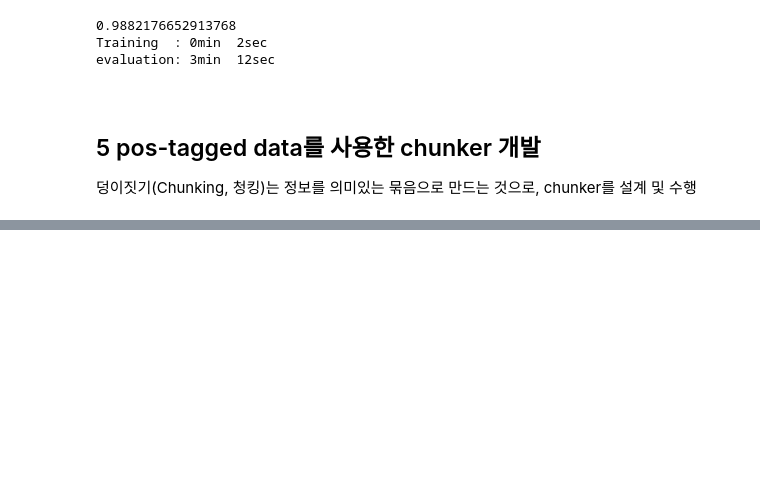
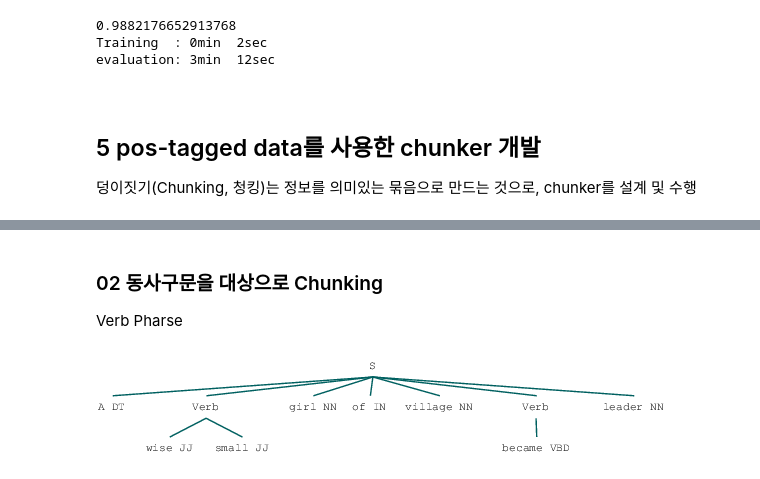
Before and after one commit to Queie/TensorFlow, a Jupyter notebook: 04.identify_word.ipynb, the cells around one changed output, grey strips where cells are left out. Drawn from its saved outputs; the diff is of its cells as text; code cells hidden in the pictures; blank space fills up the shorter version.

```diff
--- a/04.identify_word.ipynb
+++ b/04.identify_word.ipynb
@@ -580,3 +583,25 @@ find.parse(noun1)
 # %%
 # x = find.parse(noun1)
 # x.draw()
+# %% [markdown]
+### 02 동사구문을 대상으로 Chunking
+Verb Pharse
+# %%
+import nltk
+sent = [("A","DT"),("wise", "JJ"), ("small", "JJ"),("girl", "NN"),
+        ("of", "IN"), ("village", "N"),  ("became", "VBD"), ("leader", "NN")]
+sent = [("A","DT"),("wise", "JJ"), ("small", "JJ"),("girl", "NN"),
+        ("of", "IN"), ("village", "NN"),  ("became", "VBD"), ("leader", "NN")]
+
+# 명사구문 Chunking
+# DT : 선택사항(<DT>?)
+# JJ : 임의사항(<JJ>*)
+# NN : 다음연결(<NN>)
+# IN : 선택사항(<IN>?)
+# NN : 임의사항(<NN>*)
+grammar = "Verb : {<VBD>?<JJ>*}"
+find = nltk.RegexpParser(grammar)
+res = find.parse(sent)
+res
+# %% [output]
+[figure, added]
```
Also changed, not shown: parts of 3 cells of this notebook.
